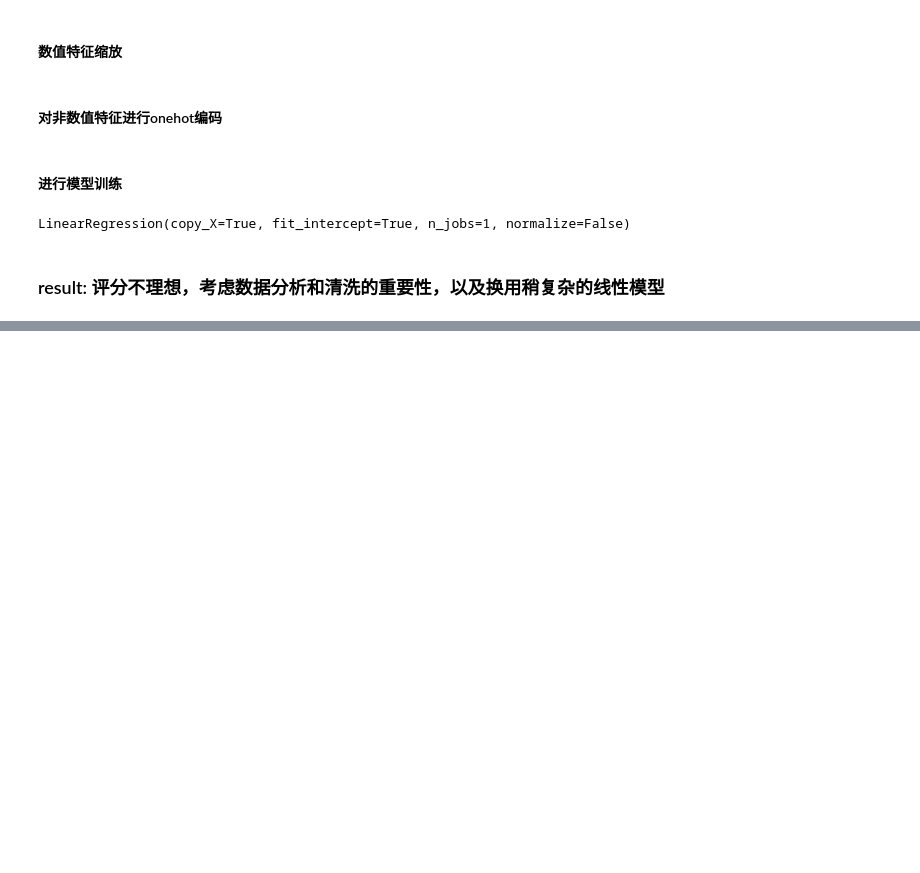
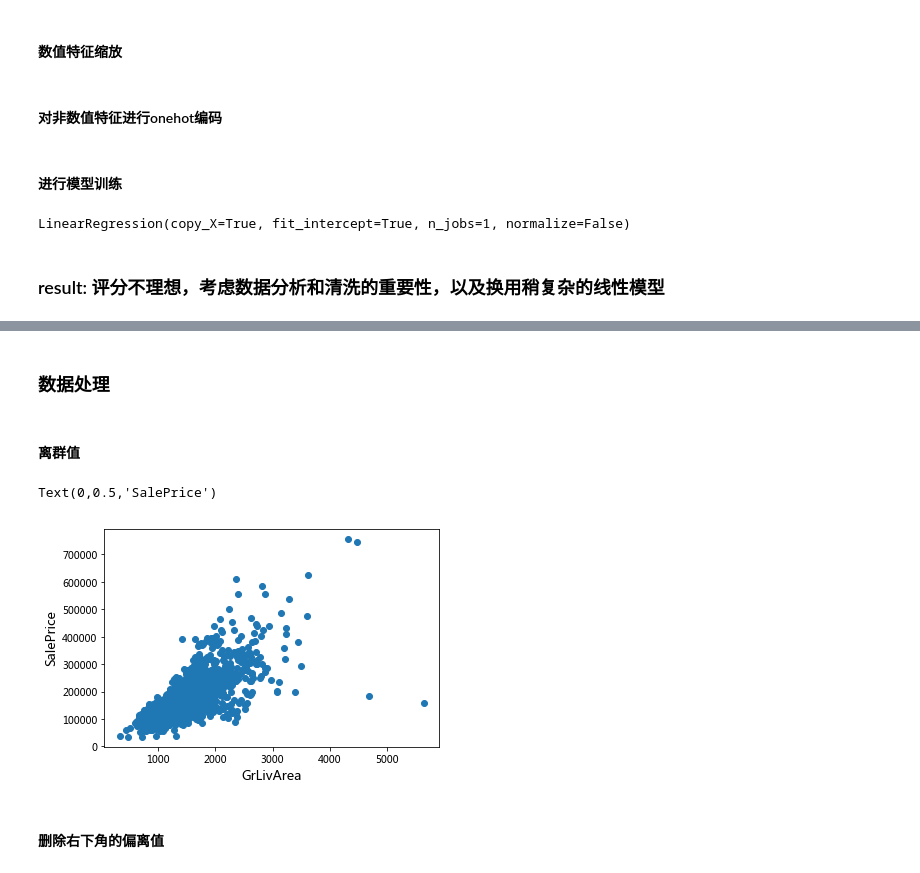
Before and after one commit to barrricade/pandas-learn, a Jupyter notebook: demo/House_Price.ipynb, the cells around one changed output, grey strips where cells are left out. Cells and saved outputs as stored; diff of their text form; code cells hidden in the pictures; blank space fills up the shorter version.

```diff
--- a/demo/House_Price.ipynb
+++ b/demo/House_Price.ipynb
@@ -86,0 +97,3 @@ submission.to_csv('/home/jakey/文档/kaggle/House_price/result/submission3.csv'
+# %%
+train = pd.read_csv('/home/jakey/文档/kaggle/House_price/train.csv')
+test = pd.read_csv('/home/jakey/文档/kaggle/House_price/test.csv')
@@ -86,0 +110,17 @@ submission.to_csv('/home/jakey/文档/kaggle/House_price/result/submission3.csv'
+# %%
+train.drop('Id', axis=1, inplace=True)
+test.drop('Id', axis=1,inplace=True)
+# %% [markdown]
+### 数据处理
+# %% [markdown]
+#### 离群值
+# %%
+#房子的平方和房价的关系
+plt.scatter(x=train['GrLivArea'], y=train['SalePrice'])
+plt.xlabel('GrLivArea', fontsize=13)
+plt.ylabel('SalePrice', fontsize=13)
+# %% [output]
+Text(0,0.5,'SalePrice')
+[figure, added]
+# %% [markdown]
+#### 删除右下角的偏离值
```
Also changed, not shown: parts of 8 cells of this notebook.
